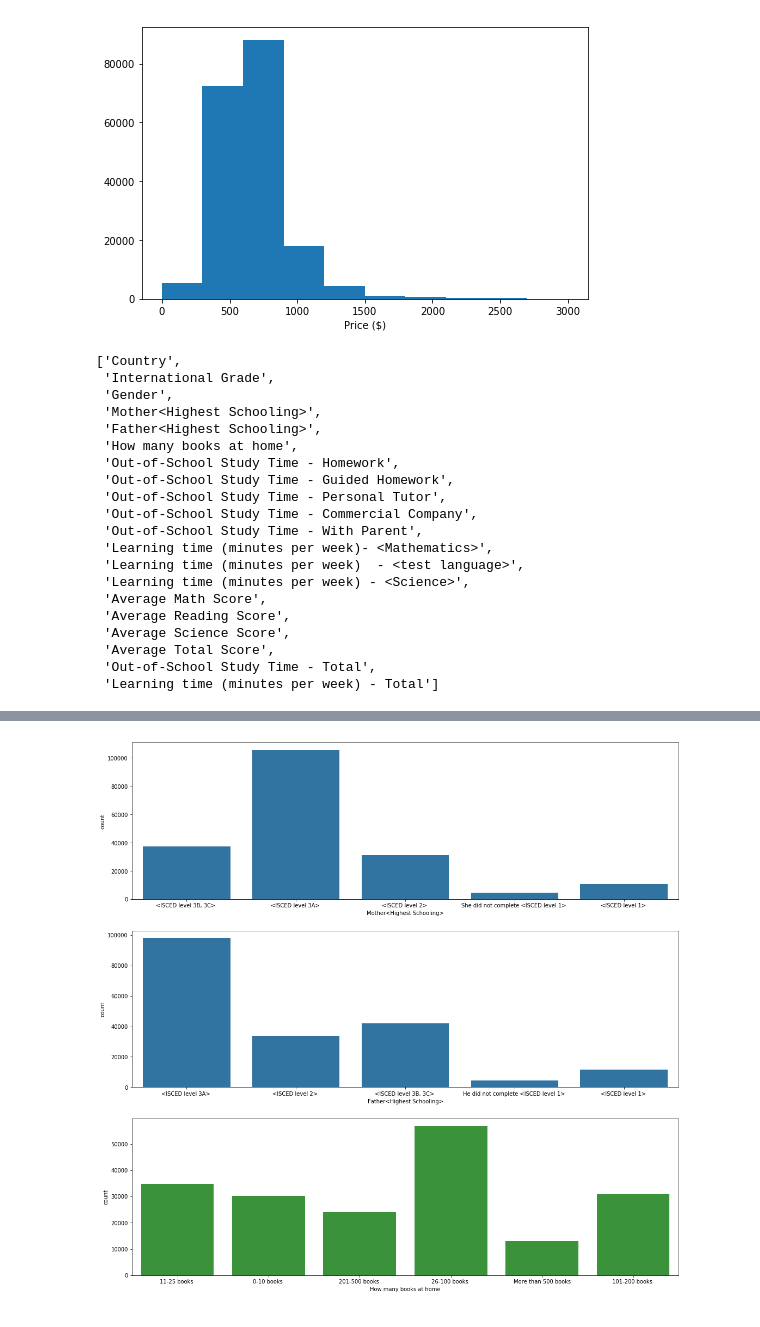
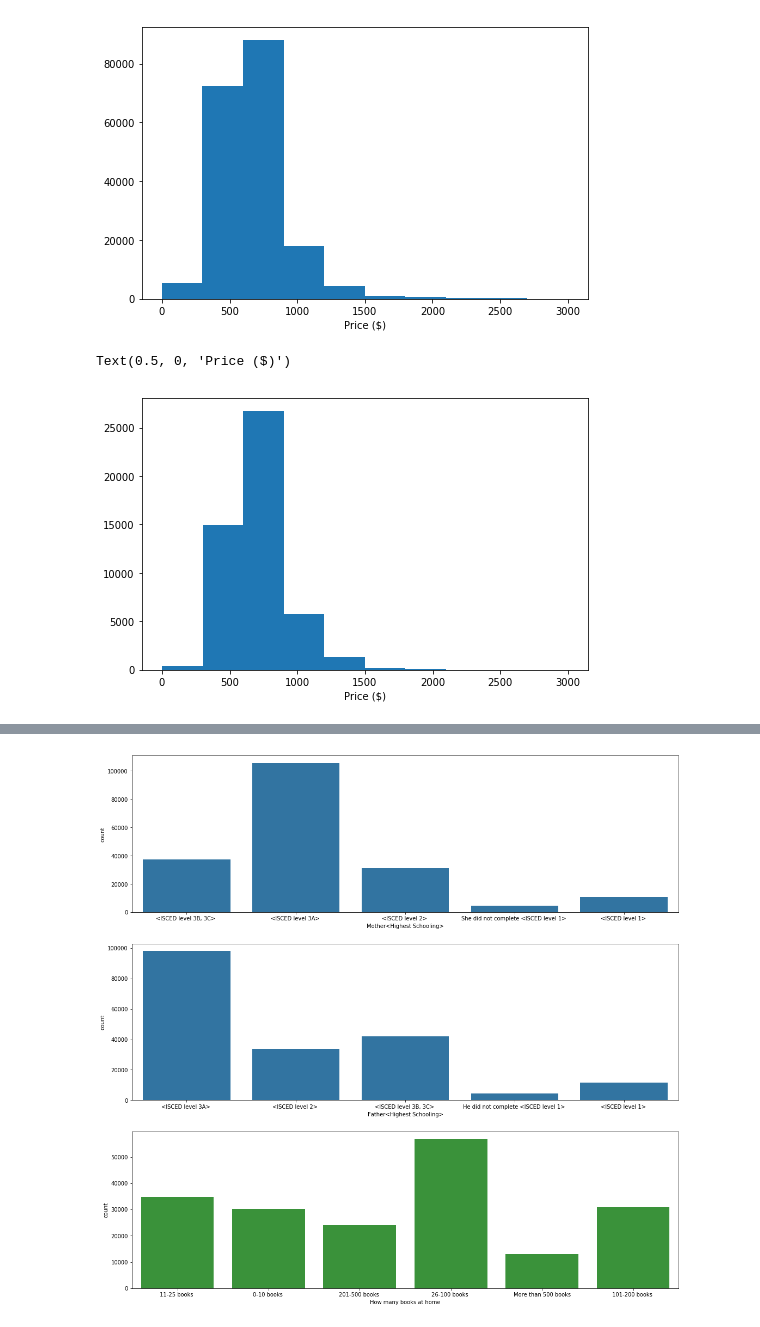
Before and after one commit to Dyke-F/Pisa-Data-Analysis, a Jupyter notebook: pisa_exploration.ipynb, the cells around one changed output, grey strips where cells are left out. Drawn from its saved outputs; the diff is of its cells as text; code cells hidden in the pictures.

```diff
--- a/pisa_exploration.ipynb
+++ b/pisa_exploration.ipynb
@@ -230,29 +252,13 @@ plt.xlabel('Price ($)')
 # %% [output]
 Text(0.5, 0, 'Price ($)')
 [figure]
-# %%
-list(pisa)
-# %% [output]
-['Country',
- 'International Grade',
- 'Gender',
- 'Mother<Highest Schooling>',
- 'Father<Highest Schooling>',
- 'How many books at home',
- 'Out-of-School Study Time - Homework',
- 'Out-of-School Study Time - Guided Homework',
- 'Out-of-School Study Time - Personal Tutor',
- 'Out-of-School Study Time - Commercial Company',
- 'Out-of-School Study Time - With Parent',
- 'Learning time (minutes per week)- <Mathematics>',
- 'Learning time (minutes per week)  - <test language>',
- 'Learning time (minutes per week) - <Science>',
- 'Average Math Score',
- 'Average Reading Score',
- 'Average Science Score',
- 'Average Total Score',
- 'Out-of-School Study Time - Total',
- 'Learning time (minutes per week) - Total']
+# %%
+plt.figure(figsize=[8, 5])
+plt.hist(data = high_grade, x = 'Learning time (minutes per week) - Total')
+plt.xlabel('Price ($)')
+# %% [output]
+Text(0.5, 0, 'Price ($)')
+[figure, added]
 # %%
 pisa
 # %% [output]
```
Also changed, not shown: parts of 11 cells of this notebook, 1 other file.
